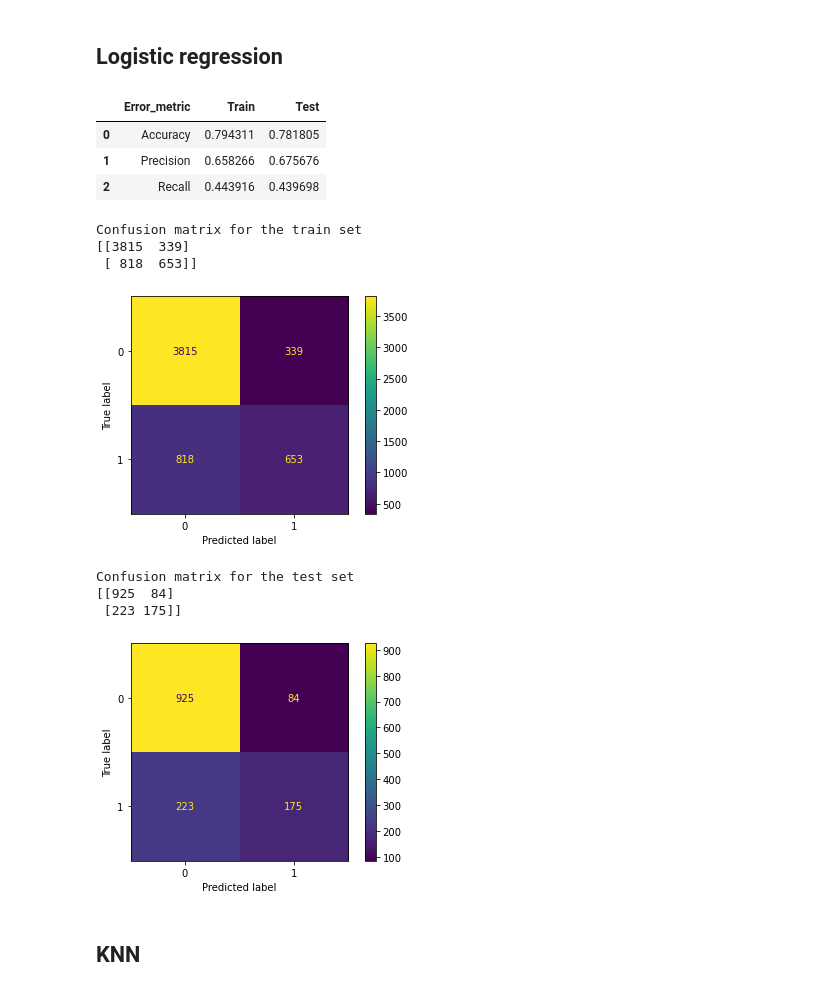
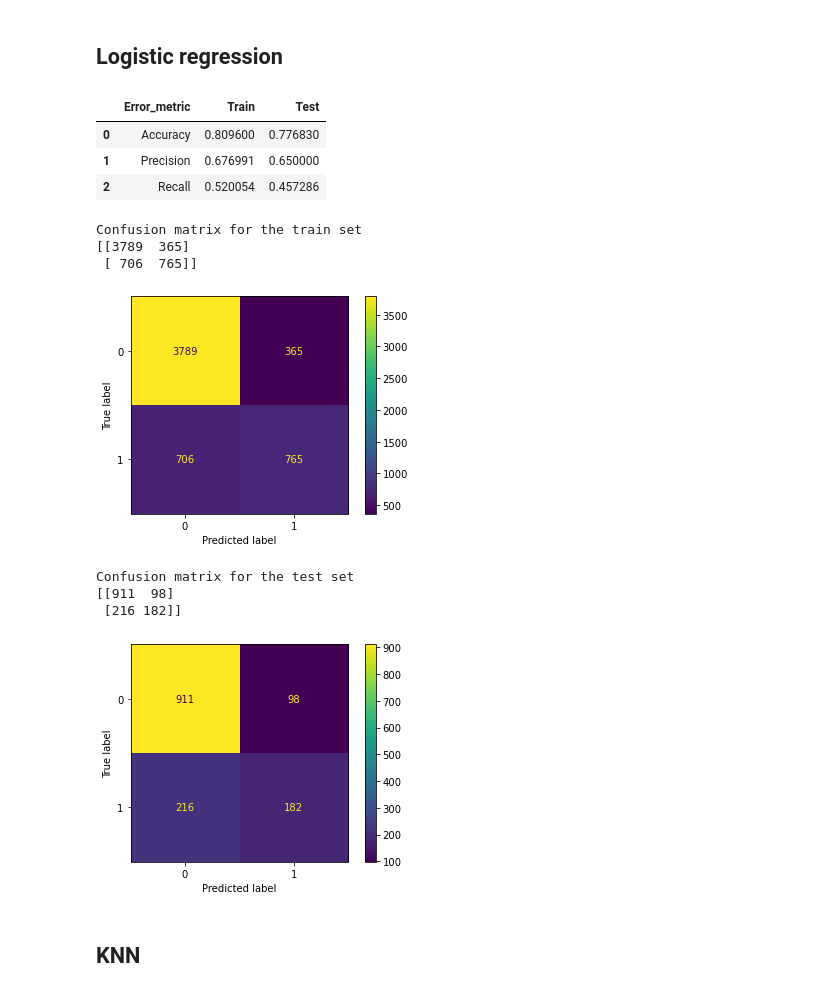
Before and after one commit to Louisa-Rudow/IronLouisa, a Jupyter notebook: Lap Work/Logistic Regression/Lap_Logistic_Regression.ipynb, the cells around one changed output. Drawn from its saved outputs; the diff is of its cells as text; code cells hidden in the pictures.

```diff
--- a/Lap Work/Logistic Regression/Lap_Logistic_Regression.ipynb
+++ b/Lap Work/Logistic Regression/Lap_Logistic_Regression.ipynb
@@ -45,10 +47,6 @@ churnData["TotalCharges"]=pd.to_numeric(churnData["TotalCharges"],errors='coerce
 # droping nan values
 
 churnData.dropna(inplace=True)
-# %%
-#Use the following features: tenure, SeniorCitizen, MonthlyCharges and TotalCharges
-
-churnData = churnData[["tenure","SeniorCitizen","MonthlyCharges","TotalCharges","Churn"]]
 # %%
 #convert churn into 0 and 1
 
@@ -66,6 +68,14 @@ churnData["Churn"] = list(map(x_y_to_1_0, churnData["Churn"]))
 
 X=churnData.drop("Churn", axis=1)
 y=churnData["Churn"]
+# %%
+#get dummies
+cat_feat=X.select_dtypes("object")
+cat_cols=pd.get_dummies(cat_feat, drop_first=True)
+
+#concatinate
+X=X._get_numeric_data()
+X=pd.concat([X,cat_cols],axis=1)
 # %% [markdown]
 ## Logistic regression
 # %%
@@ -88,45 +98,45 @@ X_train_mod = trans.transform(X_train)
 X_test_mod  = trans.transform(X_test)
 
 log_model.fit(X_train_mod, y_train)
 
 y_pred_train_log = log_model.predict(X_train_mod)
 y_pred_test_log = log_model.predict(X_test_mod)
 
 performance_log = pd.DataFrame({'Error_metric': ['Accuracy','Precision','Recall'],
                                'Train': [accuracy_score(y_train, y_pred_train_log),
-                                         precision_score(y_train, y_pred_train_log),
-                                         recall_score(y_train, y_pred_train_log)],
+                                         precision_score(y_train, y_pred_train_log,pos_label=1),
+                                         recall_score(y_train, y_pred_train_log,pos_label=1)],
                                'Test': [accuracy_score(y_test, y_pred_test_log),
-                                        precision_score(y_test, y_pred_test_log),
-                                        recall_score(y_test, y_pred_test_log)]})
+                                        precision_score(y_test, y_pred_test_log,pos_label=1),
+                                        recall_score(y_test, y_pred_test_log,pos_label=1)]})
 
 display(performance_log)
 
 print("Confusion matrix for the train set")
 print(confusion_matrix(y_train,y_pred_train_log))
 plot_confusion_matrix(log_model,X_train_mod,y_train, values_format = 'd')
 plt.show()
 
 print()
 print()
 
 print("Confusion matrix for the test set")
 print(confusion_matrix(y_test, y_pred_test_log))
 plot_confusion_matrix(log_model,X_test_mod,y_test, values_format = 'd')
 plt.show()
 # %% [output]
 |  | Error_metric | Train | Test |
-| 0 | Accuracy | 0.794311 | 0.781805 |
-| 1 | Precision | 0.658266 | 0.675676 |
-| 2 | Recall | 0.443916 | 0.439698 |
+| 0 | Accuracy | 0.809600 | 0.776830 |
+| 1 | Precision | 0.676991 | 0.650000 |
+| 2 | Recall | 0.520054 | 0.457286 |
 Confusion matrix for the train set
-[[3815  339]
- [ 818  653]]
+[[3789  365]
+ [ 706  765]]
 [figure]
 Confusion matrix for the test set
-[[925  84]
- [223 175]]
+[[911  98]
+ [216 182]]
-[figure, old version]
+[figure, new version]
 # %% [markdown]
 ## KNN
 # %%
```
Also changed, not shown: parts of 51 cells of this notebook, 7 other files.
